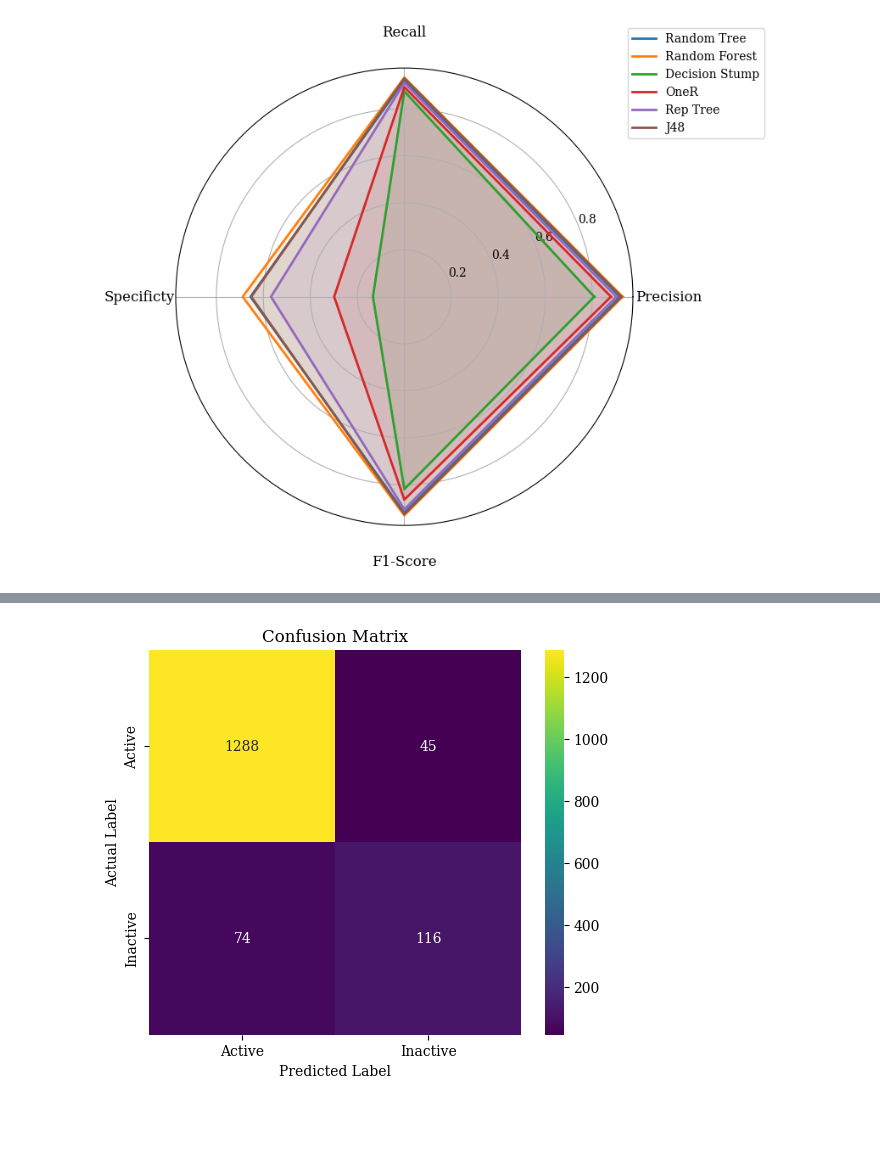
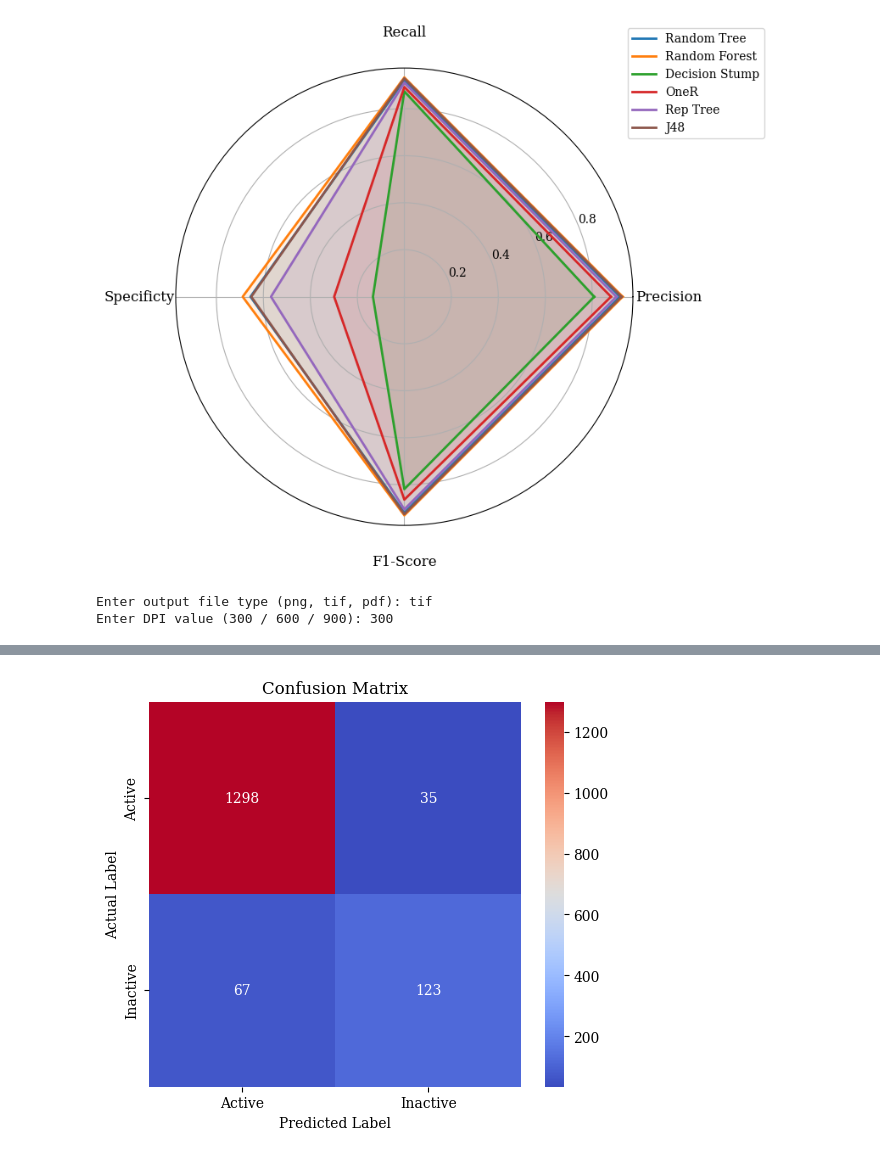
Before and after one commit to Rajeshsivamoorthy/ML_INTERPRETATION, a Jupyter notebook: RADAR_CHART&CONFUSION_MATRIX.ipynb, the cells around one changed output, grey strips where cells are left out. Saved outputs shown, nothing was run; the diff lists cells and outputs as text; code cells hidden in the pictures; blank space fills up the shorter version.

```diff
--- a/RADAR_CHART&CONFUSION_MATRIX.ipynb
+++ b/RADAR_CHART&CONFUSION_MATRIX.ipynb
@@ -138,30 +138,51 @@ Enter DPI value (300 / 600 / 900): 300
 import numpy as np
 import matplotlib.pyplot as plt
 import seaborn as sns
+from google.colab import files # Import the files module
+
+# Set default font family for matplotlib plots
+plt.rcParams['font.family'] = 'DejaVu Serif'
 
 # Example values (replace with yours)
-TP = 1288
-TN = 116
-FP = 74
-FN = 45
+TP = 1298
+TN = 123
+FP = 67
+FN = 35
 
 conf_matrix = np.array([[TP, FN],
                         [FP, TN]])
 
 plt.figure(figsize=(6,5))
 
-sns.heatmap(
+ax = sns.heatmap(
     conf_matrix,
     annot=True,
     fmt="d",
-    cmap="viridis", # Changed colormap from "Blues" to "viridis"
+    cmap="coolwarm", # Changed colormap from "Blues" to "viridis"
     xticklabels=["Active", "Inactive"],
     yticklabels=["Active", "Inactive"]
 )
+
+# Set font for annotations inside the heatmap
+for text in ax.texts:
+    text.set_fontfamily('DejaVu Serif')
 
 plt.xlabel("Predicted Label")
 plt.ylabel("Actual Label")
 plt.title("Confusion Matrix")
 
+# === User input for output type and DPI ===
+file_type = input("\nEnter output file type (png, tif, pdf): ").strip().lower()
+dpi_value = int(input("Enter DPI value (300 / 600 / 900): ").strip())
+
+# === Save figure ===
+# Corrected to include file_type in the filename for both saving and downloading
+output_filename = f"CF_MATRIX.{file_type}" # Changed from "CF_MATRIX" to include the extension
+plt.savefig(output_filename, dpi=dpi_value, bbox_inches='tight')
+
+files.download(output_filename)
+
 plt.show()
 # %% [output]
+Enter output file type (png, tif, pdf): tif
+Enter DPI value (300 / 600 / 900): 300
@@ -168 +191 @@ plt.show()
-[figure, old version]
+[figure, new version]
```
Also changed, not shown: parts of 1 cell of this notebook.
